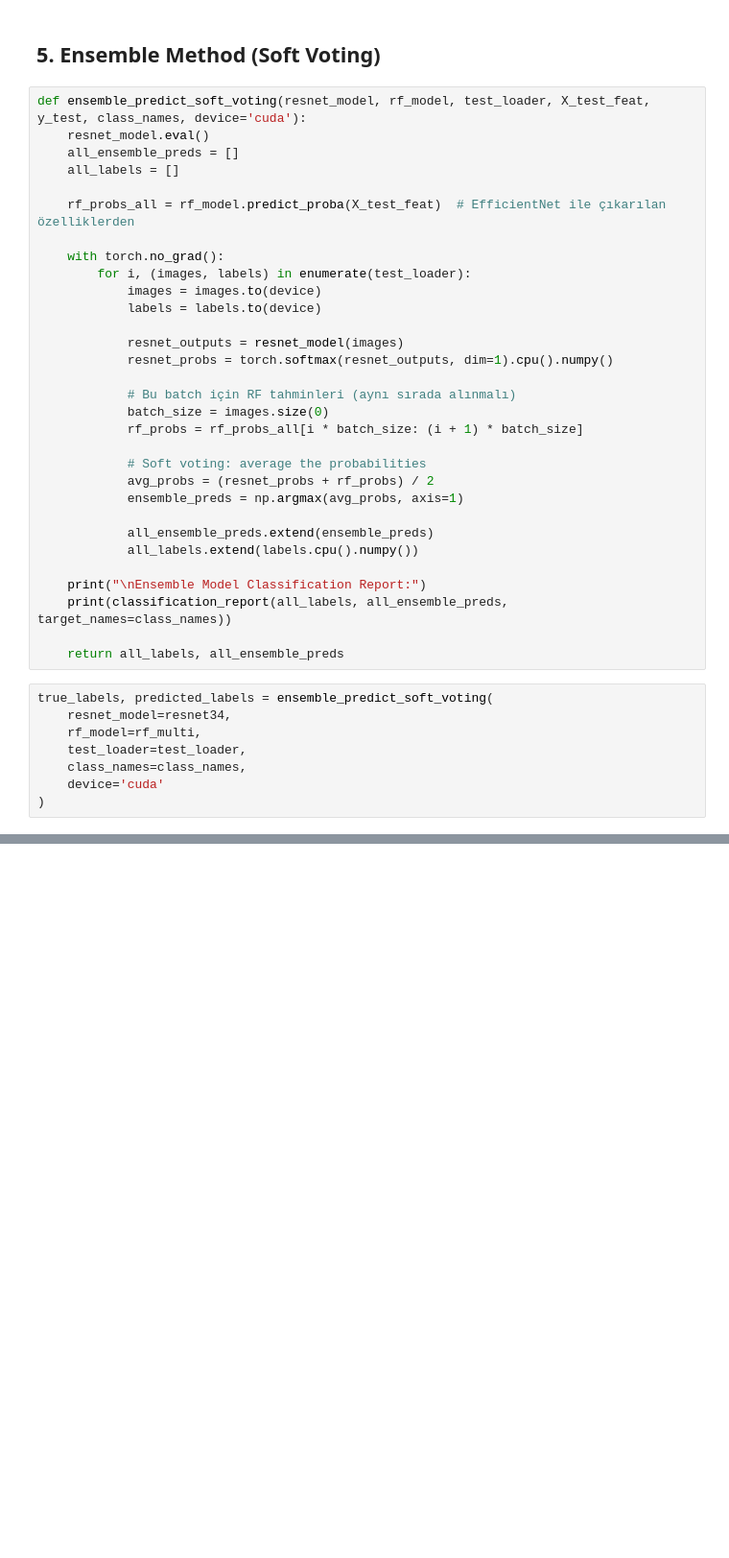
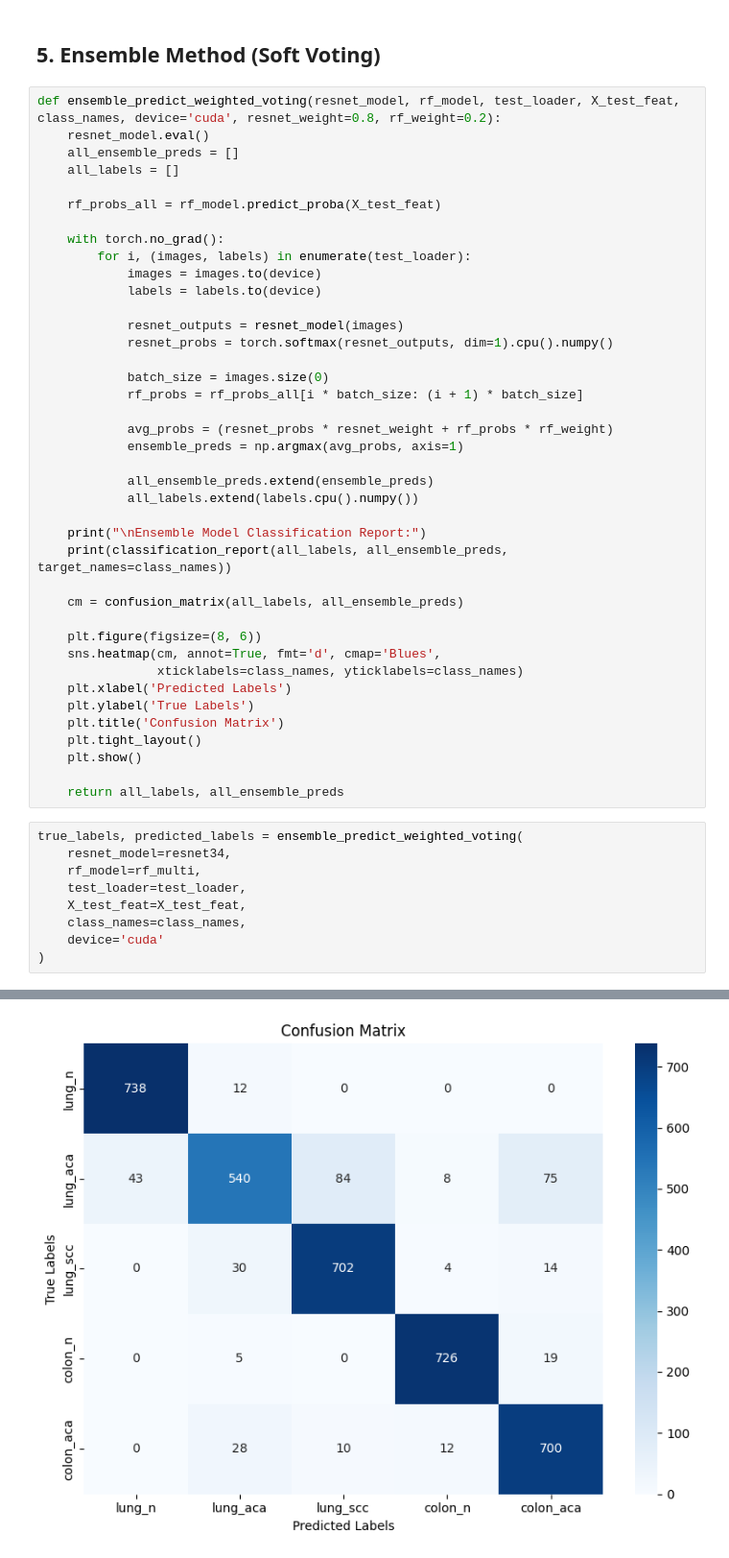
Before and after one commit to burakdogangazi/derinOdev, a Jupyter notebook: Mixed.ipynb, the cells around one changed output, grey strips where cells are left out. Shown at 96% size. Drawn from its saved outputs; the diff is of its cells as text; blank space fills up the shorter version.

```diff
--- a/Mixed.ipynb
+++ b/Mixed.ipynb
@@ -394,12 +465,12 @@ test_loss, test_accuracy = test_model(model, test_loader, device='cuda', class_n
 # %% [markdown]
 ## 5. Ensemble Method (Soft Voting)
 # %%
-def ensemble_predict_soft_voting(resnet_model, rf_model, test_loader, X_test_feat, y_test, class_names, device='cuda'):
+def ensemble_predict_weighted_voting(resnet_model, rf_model, test_loader, X_test_feat, class_names, device='cuda', resnet_weight=0.8, rf_weight=0.2):
     resnet_model.eval()
     all_ensemble_preds = []
     all_labels = []
 
-    rf_probs_all = rf_model.predict_proba(X_test_feat)  # EfficientNet ile çıkarılan özelliklerden
+    rf_probs_all = rf_model.predict_proba(X_test_feat)
 
     with torch.no_grad():
         for i, (images, labels) in enumerate(test_loader):
@@ -409,12 +480,10 @@ def ensemble_predict_soft_voting(resnet_model, rf_model, test_loader, X_test_fea
             resnet_outputs = resnet_model(images)
             resnet_probs = torch.softmax(resnet_outputs, dim=1).cpu().numpy()
 
-            # Bu batch için RF tahminleri (aynı sırada alınmalı)
             batch_size = images.size(0)
             rf_probs = rf_probs_all[i * batch_size: (i + 1) * batch_size]
 
-            # Soft voting: average the probabilities
-            avg_probs = (resnet_probs + rf_probs) / 2
+            avg_probs = (resnet_probs * resnet_weight + rf_probs * rf_weight)
             ensemble_preds = np.argmax(avg_probs, axis=1)
 
             all_ensemble_preds.extend(ensemble_preds)
@@ -423,12 +492,25 @@ def ensemble_predict_soft_voting(resnet_model, rf_model, test_loader, X_test_fea
     print("\nEnsemble Model Classification Report:")
     print(classification_report(all_labels, all_ensemble_preds, target_names=class_names))
 
+    cm = confusion_matrix(all_labels, all_ensemble_preds)
+
+    plt.figure(figsize=(8, 6))
+    sns.heatmap(cm, annot=True, fmt='d', cmap='Blues',
+                xticklabels=class_names, yticklabels=class_names)
+    plt.xlabel('Predicted Labels')
+    plt.ylabel('True Labels')
+    plt.title('Confusion Matrix')
+    plt.tight_layout()
+    plt.show()
+
     return all_labels, all_ensemble_preds
 # %%
-true_labels, predicted_labels = ensemble_predict_soft_voting(
+true_labels, predicted_labels = ensemble_predict_weighted_voting(
     resnet_model=resnet34,
     rf_model=rf_multi,
     test_loader=test_loader,
+    X_test_feat=X_test_feat,
     class_names=class_names,
     device='cuda'
 )
+# %% [output]
@@ -434,0 +529 @@ true_labels, predicted_labels = ensemble_predict_soft_voting(
+[figure, added]
```
Also changed, not shown: parts of 21 cells of this notebook, 2 other files.
